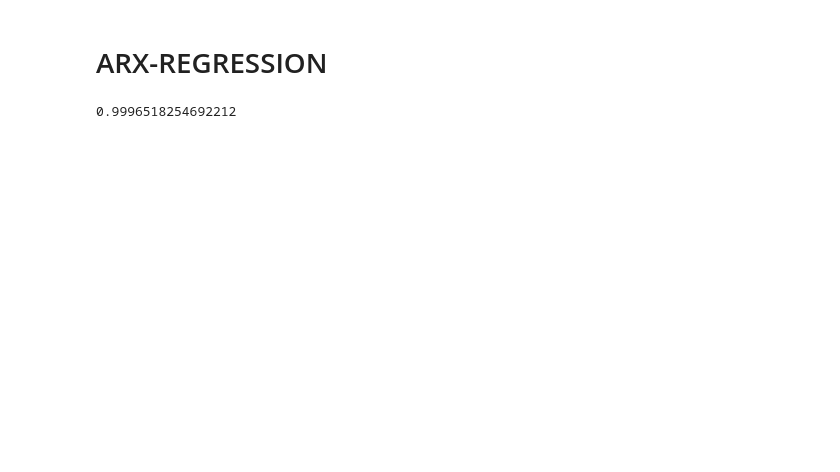
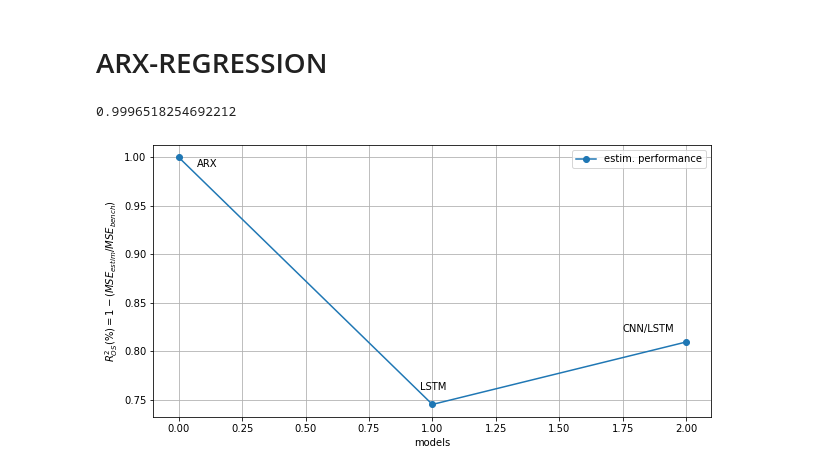
Before and after one commit to macrandrea/NNets, a Jupyter notebook: Prende_e_trasforma_dati_MSFT_v3.ipynb, the cells around one changed output. Drawn from its saved outputs; the diff is of its cells as text; code cells hidden in the pictures; blank space fills up the shorter version.

```diff
--- a/Prende_e_trasforma_dati_MSFT_v3.ipynb
+++ b/Prende_e_trasforma_dati_MSFT_v3.ipynb
@@ -377,5 +377,6 @@ true=r_test
 fcst=Ptest
 u=np.array([np.mean(r[-22:])]).flatten()
 num=((true-fcst))**2
-den=((true-np.mean(med[-22:])))**2
+den=((true-np.mean(med[-1:])))**2
 r2OutS_modello=((den-num)/den)
+r2OutS_modello
@@ -457,7 +456,7 @@ trueLSTM=r_test
 fcstLSTM=PtestLSTM
 u=np.array([np.mean(r[-22:])]).flatten()
 num=(true-fcstLSTM)**2
-den=(true-np.mean(med[-22:]))**2#trueLSTM-umed[0]erre[0][-22:].flatten()
+den=(true-np.mean(med[-1:]))**2#trueLSTM-umed[0]erre[0][-22:].flatten()
 r2OutSLSTM=((den-num)/den)
 r2OutSLSTM
 # %% [output]
@@ -486,3 +485,25 @@ r2OutSARX=((den-num)/den)
 r2OutSARX
 # %% [output]
 0.9996518254692212
+# %%
+dict={'ARX':0.9996518254692212,'LSTM':0.74508996,'CNN/LSTM':0.80939784}
+topl=pd.DataFrame([dict])
+dd=np.zeros(3)
+toplot=[r2OutSARX,
+r2OutSLSTM,
+r2OutS_modello]
+for i in range(1,3):
+    dd[i]=1/(toplot[i-1]-toplot[i])
+plt.figure(figsize=(10,5))
+plt.plot(toplot,'o-',label='estim. performance')
+plt.annotate('ARX'     , (0.07,0.99))
+plt.annotate('LSTM'    ,(.95,0.76))
+plt.annotate('CNN/LSTM',(1.75,0.82))
+plt.ylabel('$R^2_{OS}(\%)=1- (MSE_{estim} / MSE_{bench})$')
+plt.xlabel('models')
+plt.grid(True)
+plt.legend()
+plt.savefig("MSFT_res.pdf")
+plt.show()
+# %% [output]
+[figure, added]
```
Also changed, not shown: parts of 3 cells of this notebook, 1 other file.
